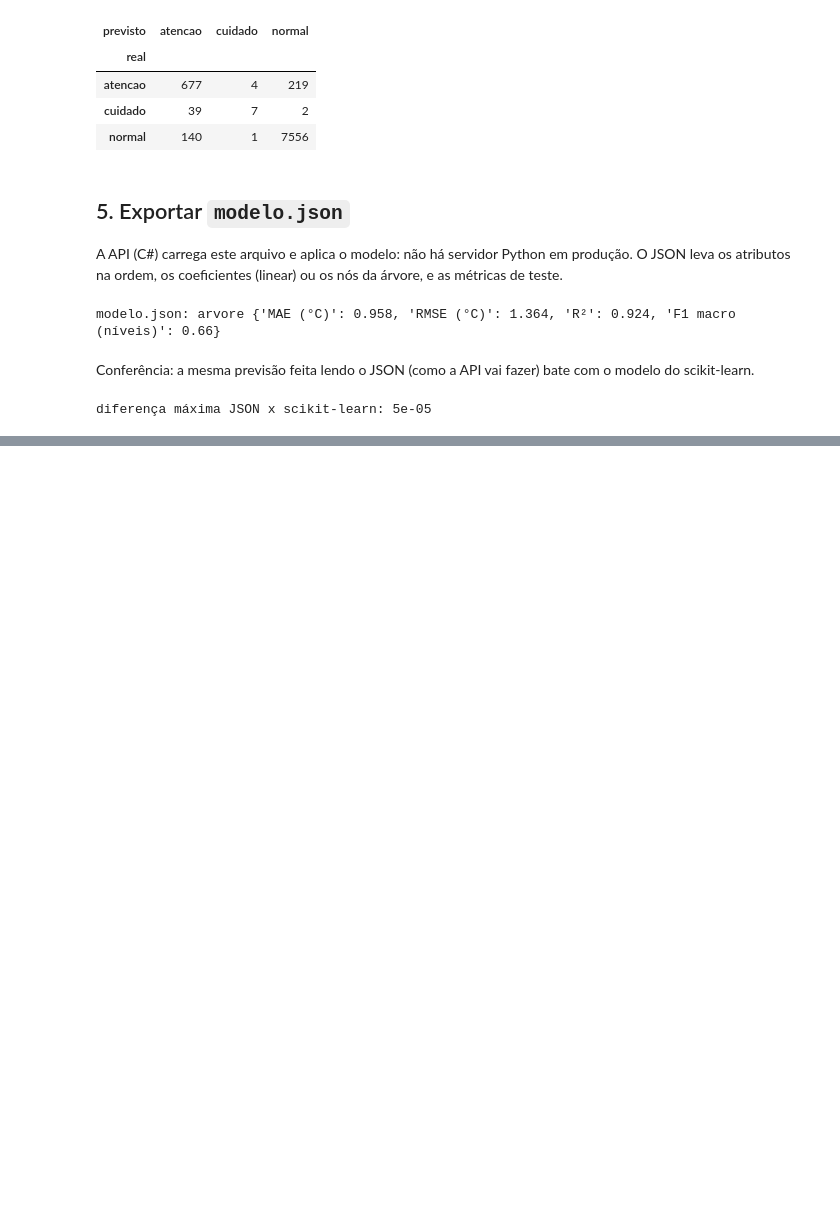
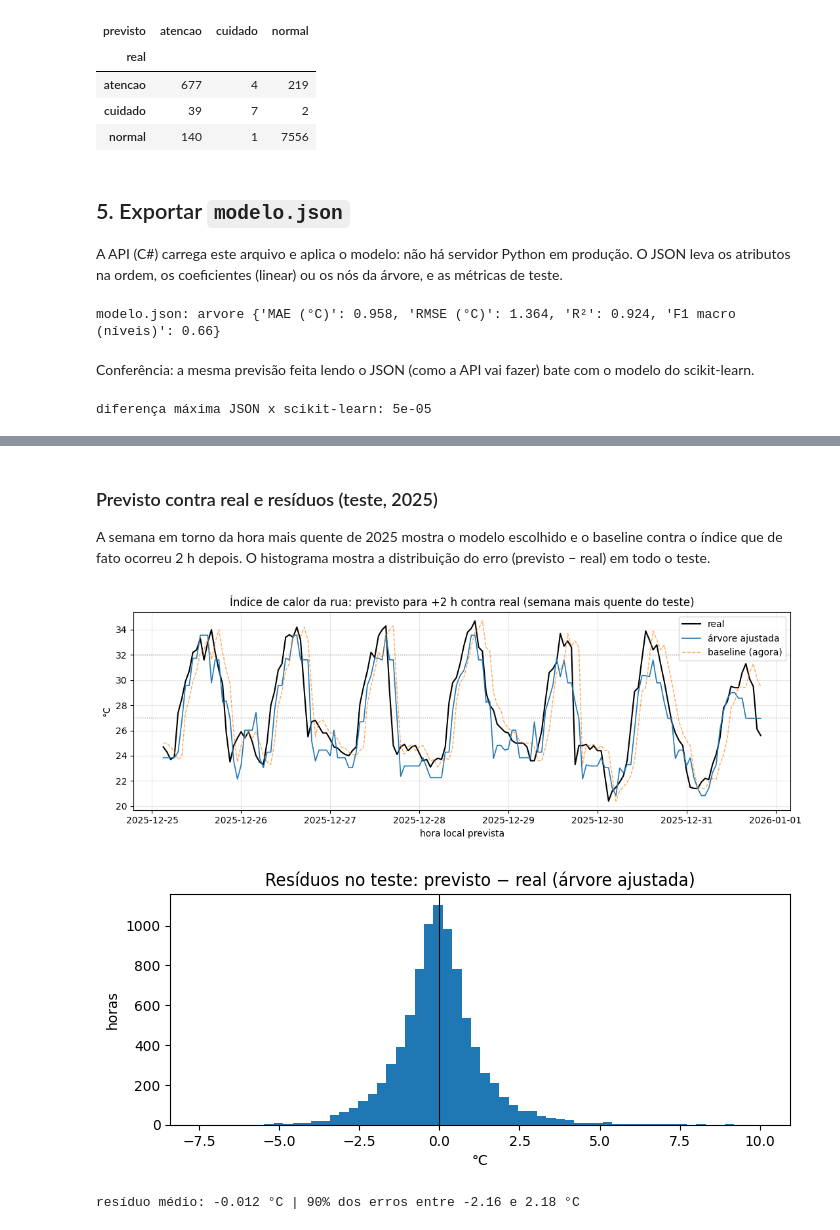
Before and after one commit to sbaecker2005/termometro-da-sala, a Jupyter notebook: ml/termometro_da_sala.ipynb, the cells around one changed output, grey strips where cells are left out. Saved outputs shown, nothing was run; the diff lists cells and outputs as text; code cells hidden in the pictures; blank space fills up the shorter version.

Commit message:
ML: RMSE compativel com o Colab, leitura do CSV pelo repositorio, secao Previsao em uso, grafico previsto x real e residuos, notebook regenerado e executado

```diff
--- a/ml/termometro_da_sala.ipynb
+++ b/ml/termometro_da_sala.ipynb
@@ -48,7 +51,12 @@ from sklearn.metrics import mean_absolute_error, mean_squared_error, r2_score, f
 from sklearn.model_selection import TimeSeriesSplit, GridSearchCV, cross_val_score
 
 PASTA = Path('ml') if Path('ml/dados/inmet_a701.csv').exists() else Path('.')
-df = pd.read_csv(PASTA / 'dados/inmet_a701.csv', parse_dates=['data_hora_utc'])
+CSV_GITHUB = 'https://raw.githubusercontent.com/sbaecker2005/termometro-da-sala/main/ml/dados/inmet_a701.csv'
+origem = PASTA / 'dados/inmet_a701.csv'
+if not origem.exists():  # Colab aberto pelo link: o CSV vem do repositório
+    origem = CSV_GITHUB
+print('lendo', origem)
+df = pd.read_csv(origem, parse_dates=['data_hora_utc'])
 df['data_hora_utc'] = pd.to_datetime(df['data_hora_utc'], utc=True)
 assert df[['temperatura_c', 'umidade_pct']].notna().all().all()
 assert df.temperatura_c.between(-90, 60).all() and df.umidade_pct.between(0, 100).all()
@@ -224,7 +233,7 @@ def avalia(nome, previsto, real):
     reais = [nivel(v) for v in real]
     presentes = [n for n in NIVEIS if n in reais]  # 'perigo' não aparece na A701 em 2022-2025: fica fora da média
     return {'modelo': nome, 'MAE (°C)': round(mean_absolute_error(real, previsto), 3),
-            'RMSE (°C)': round(mean_squared_error(real, previsto, squared=False), 3),
+            'RMSE (°C)': round(float(np.sqrt(mean_squared_error(real, previsto))), 3),
             'R²': round(r2_score(real, previsto), 3),
             'F1 macro (níveis)': round(f1_score(reais, [nivel(v) for v in previsto], average='macro', labels=presentes, zero_division=0), 3)}
 
@@ -397 +443,28 @@ diferença máxima JSON x scikit-learn: 5e-05
+# %% [markdown]
+### Previsto contra real e resíduos (teste, 2025)
+A semana em torno da hora mais quente de 2025 mostra o modelo escolhido e o baseline
+contra o índice que de fato ocorreu 2 h depois. O histograma mostra a distribuição
+do erro (previsto − real) em todo o teste.
+# %%
+pico = teste.alvo.idxmax()
+semana = teste.loc[pico - pd.Timedelta(days=3.5): pico + pd.Timedelta(days=3.5)]
+quando = (semana.index + duas_h).tz_convert('America/Sao_Paulo')
+fig, ax = plt.subplots(figsize=(11, 4))
+ax.plot(quando, semana.alvo, label='real', color='black', linewidth=1.5)
+ax.plot(quando, pd.Series(prev, index=teste.index).loc[semana.index], label=escolhido, linewidth=1.2)
+ax.plot(quando, semana.indice_agora, label='baseline (agora)', linestyle='--', linewidth=1, alpha=.7)
+for limite in (27, 32):
+    ax.axhline(limite, color='grey', linestyle=':', linewidth=.8)
+ax.set_title('Índice de calor da rua: previsto para +2 h contra real (semana mais quente do teste)')
+ax.set_ylabel('°C'); ax.set_xlabel('hora local prevista'); ax.legend(); ax.grid(alpha=.3)
+plt.tight_layout(); plt.show()
+residuos = pd.Series(prev - teste.alvo.to_numpy(), index=teste.index)
+residuos.plot.hist(bins=60, figsize=(8, 3), title=f'Resíduos no teste: previsto − real ({escolhido})')
+plt.axvline(0, color='black', linewidth=.8); plt.xlabel('°C'); plt.ylabel('horas'); plt.show()
+print('resíduo médio:', round(residuos.mean(), 3), '°C | 90% dos erros entre',
+      round(residuos.quantile(.05), 2), 'e', round(residuos.quantile(.95), 2), '°C')
+# %% [output]
+[figure, added]
+[figure, added]
+resíduo médio: -0.012 °C | 90% dos erros entre -2.16 e 2.18 °C
 # %% [markdown]
```
Also changed, not shown: parts of 6 cells of this notebook, 3 other files.
